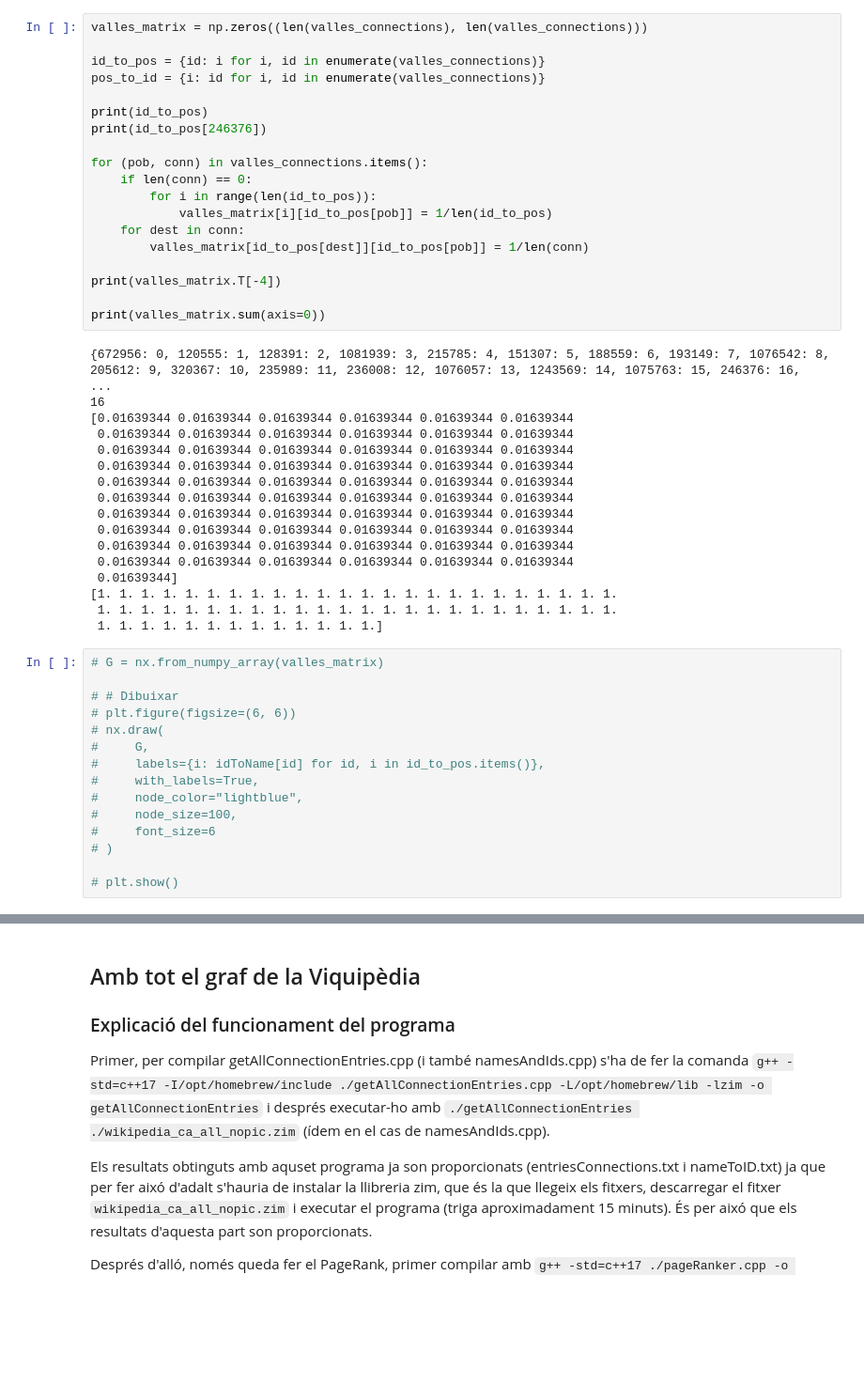
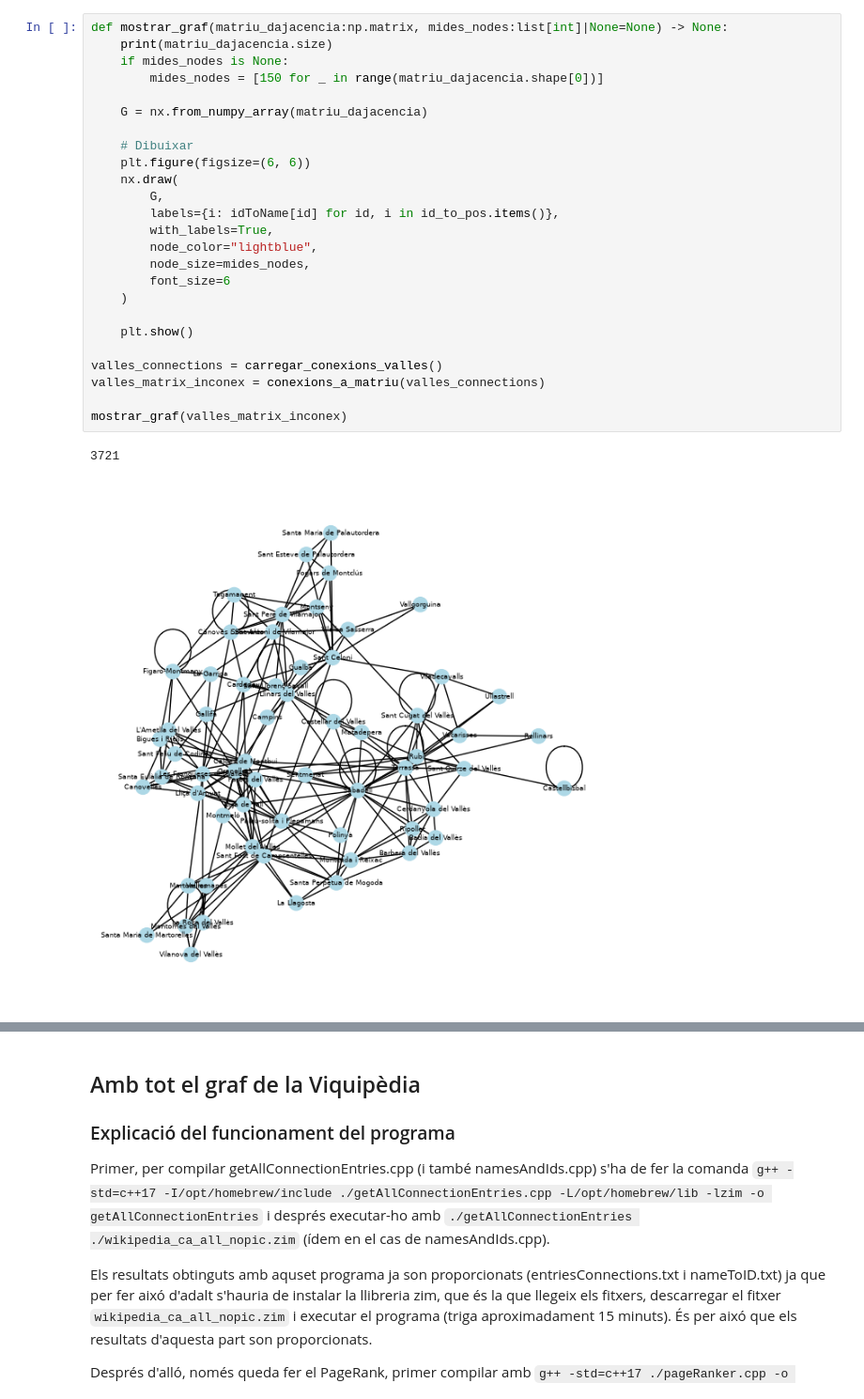
Before and after one commit to TheRepSter/ModSimPageRank, a Jupyter notebook: pageRank.ipynb, the cells around one changed output, grey strips where cells are left out. Shown at 94% size. Cells and saved outputs as stored; diff of their text form; blank space fills up the shorter version.

Commit message:
pagerank de nomes valles fet

```diff
--- a/pageRank.ipynb
+++ b/pageRank.ipynb
@@ -28,52 +55,29 @@ for (pob, conn) in valles_connections.items():
-# %%
-valles_matrix = np.zeros((len(valles_connections), len(valles_connections)))
-
-id_to_pos = {id: i for i, id in enumerate(valles_connections)}
-pos_to_id = {i: id for i, id in enumerate(valles_connections)}
-
-print(id_to_pos)
-print(id_to_pos[246376])
-
-for (pob, conn) in valles_connections.items():
-    if len(conn) == 0:
-        for i in range(len(id_to_pos)):
-            valles_matrix[i][id_to_pos[pob]] = 1/len(id_to_pos)
-    for dest in conn:
-        valles_matrix[id_to_pos[dest]][id_to_pos[pob]] = 1/len(conn)
-
-print(valles_matrix.T[-4])
-
-print(valles_matrix.sum(axis=0))
-# %% [output]
-{672956: 0, 120555: 1, 128391: 2, 1081939: 3, 215785: 4, 151307: 5, 188559: 6, 193149: 7, 1076542: 8, 205612: 9, 320367: 10, 235989: 11, 236008: 12, 1076057: 13, 1243569: 14, 1075763: 15, 246376: 16,  ...
-16
-[0.01639344 0.01639344 0.01639344 0.01639344 0.01639344 0.01639344
- 0.01639344 0.01639344 0.01639344 0.01639344 0.01639344 0.01639344
- 0.01639344 0.01639344 0.01639344 0.01639344 0.01639344 0.01639344
- 0.01639344 0.01639344 0.01639344 0.01639344 0.01639344 0.01639344
- 0.01639344 0.01639344 0.01639344 0.01639344 0.01639344 0.01639344
- 0.01639344 0.01639344 0.01639344 0.01639344 0.01639344 0.01639344
- 0.01639344 0.01639344 0.01639344 0.01639344 0.01639344 0.01639344
- 0.01639344 0.01639344 0.01639344 0.01639344 0.01639344 0.01639344
- 0.01639344 0.01639344 0.01639344 0.01639344 0.01639344 0.01639344
- 0.01639344 0.01639344 0.01639344 0.01639344 0.01639344 0.01639344
- 0.01639344]
-[1. 1. 1. 1. 1. 1. 1. 1. 1. 1. 1. 1. 1. 1. 1. 1. 1. 1. 1. 1. 1. 1. 1. 1.
- 1. 1. 1. 1. 1. 1. 1. 1. 1. 1. 1. 1. 1. 1. 1. 1. 1. 1. 1. 1. 1. 1. 1. 1.
- 1. 1. 1. 1. 1. 1. 1. 1. 1. 1. 1. 1. 1.]
 # %%
-# G = nx.from_numpy_array(valles_matrix)
+def mostrar_graf(matriu_dajacencia:np.matrix, mides_nodes:list[int]|None=None) -> None:
+    print(matriu_dajacencia.size)
+    if mides_nodes is None:
+        mides_nodes = [150 for _ in range(matriu_dajacencia.shape[0])]
 
-# # Dibuixar
-# plt.figure(figsize=(6, 6))
-# nx.draw(
-#     G,
-#     labels={i: idToName[id] for id, i in id_to_pos.items()},
-#     with_labels=True,
-#     node_color="lightblue",
-#     node_size=100,
-#     font_size=6
-# )
+    G = nx.from_numpy_array(matriu_dajacencia)
 
-# plt.show()
+    # Dibuixar
+    plt.figure(figsize=(6, 6))
+    nx.draw(
+        G,
+        labels={i: idToName[id] for id, i in id_to_pos.items()},
+        with_labels=True,
+        node_color="lightblue",
+        node_size=mides_nodes,
+        font_size=6
+    )
+
+    plt.show()
+
+valles_connections = carregar_conexions_valles()
+valles_matrix_inconex = conexions_a_matriu(valles_connections)
+
+mostrar_graf(valles_matrix_inconex)
+# %% [output]
+3721
+[figure, added]
 # %%
```
Also changed, not shown: parts of 14 cells of this notebook.
